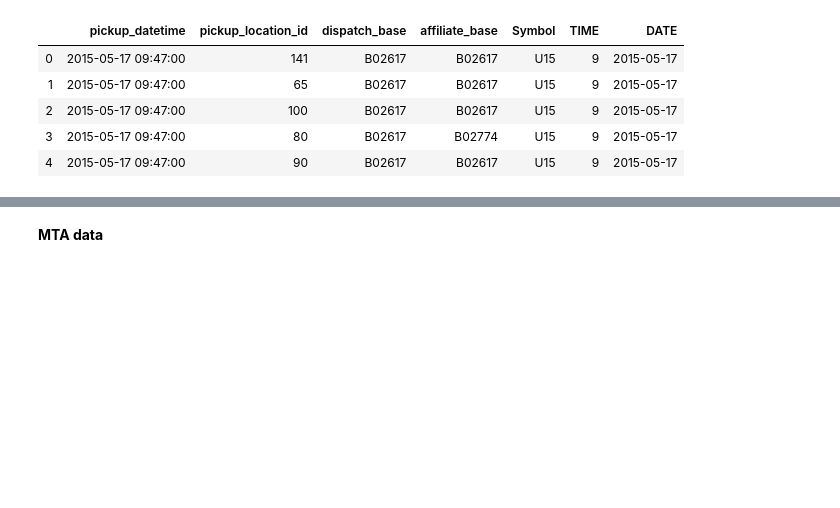
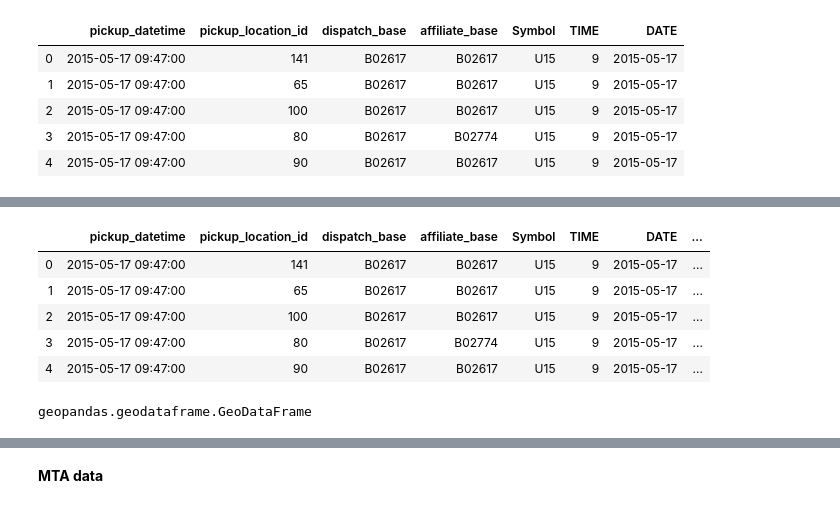
Before and after one commit to sirjulian19/dathaton, a Jupyter notebook: Datathon.ipynb, the cells around one changed output, grey strips where cells are left out. Cells and saved outputs as stored; diff of their text form; code cells hidden in the pictures; blank space fills up the shorter version.

```diff
--- a/Datathon.ipynb
+++ b/Datathon.ipynb
@@ -697,0 +687,15 @@ dfU15.head()
+# %%
+%%time
+dfU15NTA = pd.DataFrame(sU15NTA)
+dfU15NTA.head()
+# %% [output]
+|  | pickup_datetime | pickup_location_id | dispatch_base | affiliate_base | Symbol | TIME | DATE | ... |
+| 0 | 2015-05-17 09:47:00 | 141 | B02617 | B02617 | U15 | 9 | 2015-05-17 | ... |
+| 1 | 2015-05-17 09:47:00 | 65 | B02617 | B02617 | U15 | 9 | 2015-05-17 | ... |
+| 2 | 2015-05-17 09:47:00 | 100 | B02617 | B02617 | U15 | 9 | 2015-05-17 | ... |
+| 3 | 2015-05-17 09:47:00 | 80 | B02617 | B02774 | U15 | 9 | 2015-05-17 | ... |
+| 4 | 2015-05-17 09:47:00 | 90 | B02617 | B02617 | U15 | 9 | 2015-05-17 | ... |
+# %%
+type(dfU14NTA)
+# %% [output]
+geopandas.geodataframe.GeoDataFrame
```
Also changed, not shown: parts of 37 cells of this notebook.
